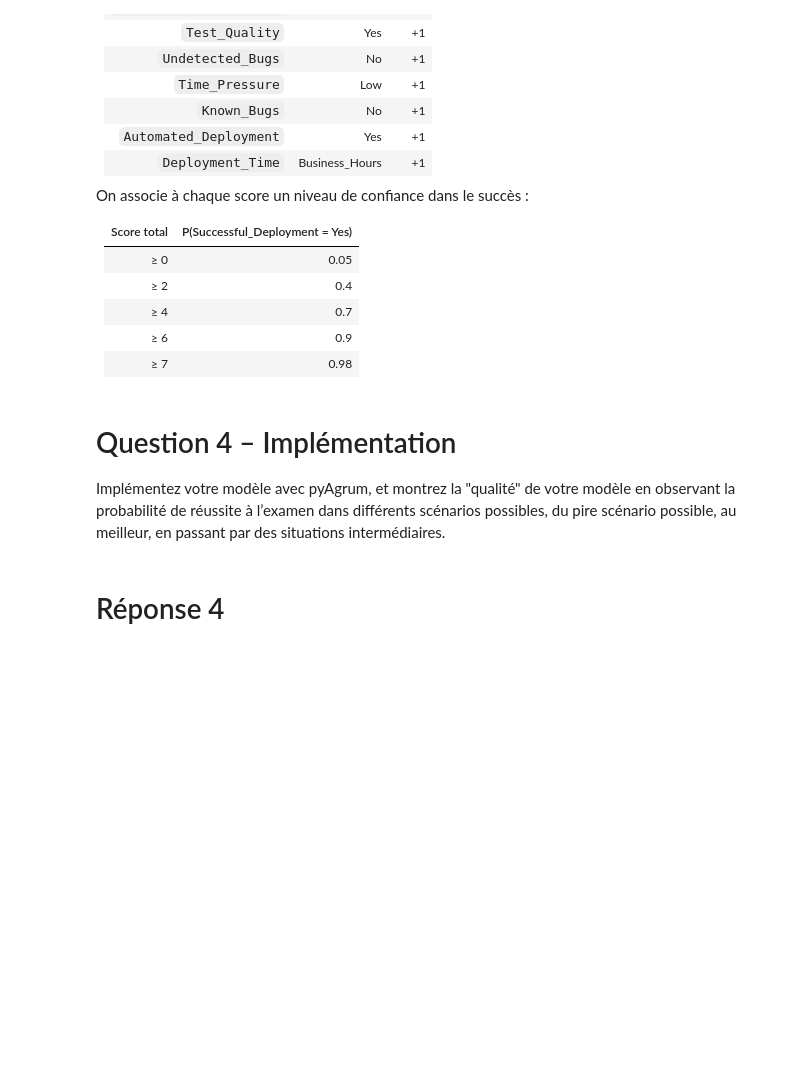
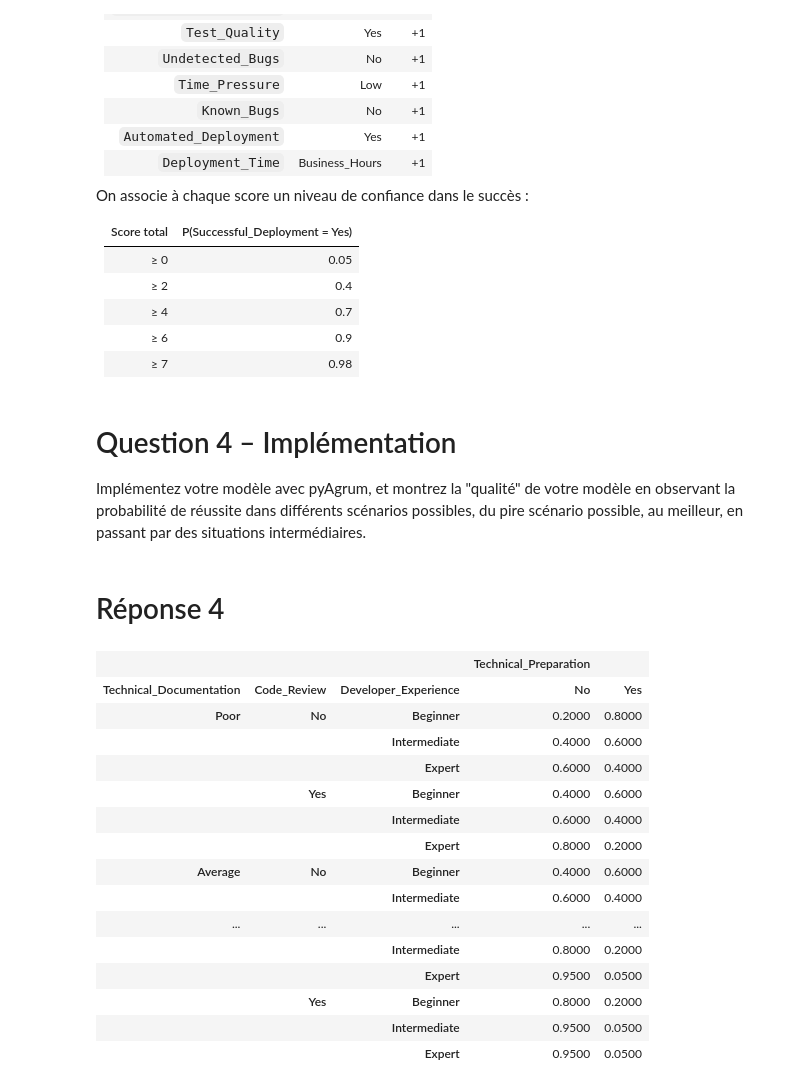
Before and after one commit to EtherNeil/Bayesian-Network, a Jupyter notebook: notebook.ipynb, the cells around one changed output. Cells and saved outputs as stored; diff of their text form; code cells hidden in the pictures; blank space fills up the shorter version.

```diff
--- a/notebook.ipynb
+++ b/notebook.ipynb
@@ -270,6 +270,6 @@ On associe à chaque score un niveau de confiance dans le succès :
 # %% [markdown]
 # Question 4 – Implémentation
 
-Implémentez votre modèle avec pyAgrum, et montrez la "qualité" de votre modèle en observant la probabilité de réussite à l’examen dans différents scénarios possibles, du pire scénario possible, au meilleur, en passant par des situations intermédiaires.
+Implémentez votre modèle avec pyAgrum, et montrez la "qualité" de votre modèle en observant la probabilité de réussite dans différents scénarios possibles, du pire scénario possible, au meilleur, en passant par des situations intermédiaires.
 # %% [markdown]
 # Réponse 4
@@ -275,0 +288,70 @@ Implémentez votre modèle avec pyAgrum, et montrez la "qualité" de votre modè
+# %%
+score_map_tech_prep = {
+    "Developer_Experience": {
+        "Beginner": 0,
+        "Intermediate": 1,
+        "Expert": 2
+    },
+    "Code_Review": {
+        "No": 0,
+        "Yes": 1
+    },
+    "Technical_Documentation": {
+        "Poor": 0,
+        "Average": 1,
+        "Good": 2
+    }
+}
+
+def tech_prep_probability(score):
+    """Retourne P(Technical_Preparation = Yes) en fonction du score total."""
+    if score >= 4:
+        return 0.95
+    elif score >= 3:
+        return 0.8
+    elif score >= 2:
+        return 0.6
+    elif score >= 1:
+        return 0.4
+    else:
+        return 0.2
+
+cpt_technical_preparation = []
+
+for dev_exp in score_map_tech_prep["Developer_Experience"]:
+    for code_rev in score_map_tech_prep["Code_Review"]:
+        for tech_doc in score_map_tech_prep["Technical_Documentation"]:
+            total_score = (
+                score_map_tech_prep["Developer_Experience"][dev_exp]
+                + score_map_tech_prep["Code_Review"][code_rev]
+                + score_map_tech_prep["Technical_Documentation"][tech_doc]
+            )
+            p_yes = tech_prep_probability(total_score)
+            p_no = round(1 - p_yes, 2)
+
+            cpt_technical_preparation.append([
+                dev_exp, code_rev, tech_doc, p_yes, p_no
+            ])
+
+tech_prep_cpt_flat = []
+for row in cpt_technical_preparation:
+    tech_prep_cpt_flat.extend([row[3], row[4]])
+
+bn.cpt("Technical_Preparation").fillWith(tech_prep_cpt_flat)
+# %% [output]
+|  |  |  | Technical_Preparation |  |
+| Technical_Documentation | Code_Review | Developer_Experience | No | Yes |
+| Poor | No | Beginner | 0.2000 | 0.8000 |
+|  |  | Intermediate | 0.4000 | 0.6000 |
+|  |  | Expert | 0.6000 | 0.4000 |
+|  | Yes | Beginner | 0.4000 | 0.6000 |
+|  |  | Intermediate | 0.6000 | 0.4000 |
+|  |  | Expert | 0.8000 | 0.2000 |
+| Average | No | Beginner | 0.4000 | 0.6000 |
+|  |  | Intermediate | 0.6000 | 0.4000 |
+| ... | ... | ... | ... | ... |
+|  |  | Intermediate | 0.8000 | 0.2000 |
+|  |  | Expert | 0.9500 | 0.0500 |
+|  | Yes | Beginner | 0.8000 | 0.2000 |
+|  |  | Intermediate | 0.9500 | 0.0500 |
+|  |  | Expert | 0.9500 | 0.0500 |
```
Also changed, not shown: parts of 4 cells of this notebook.
